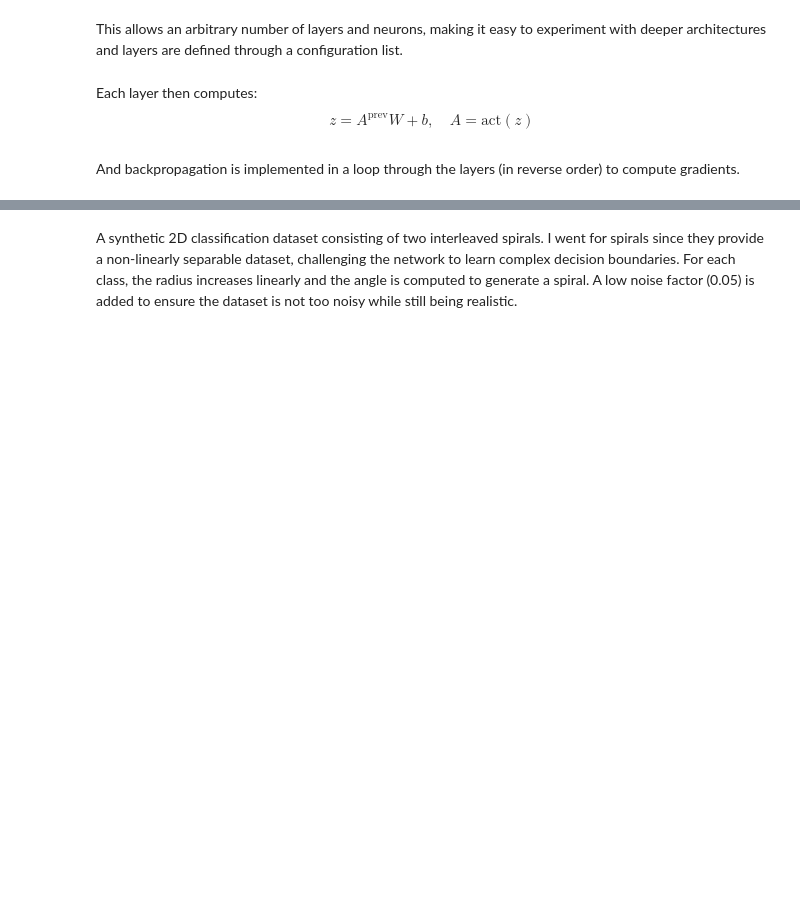
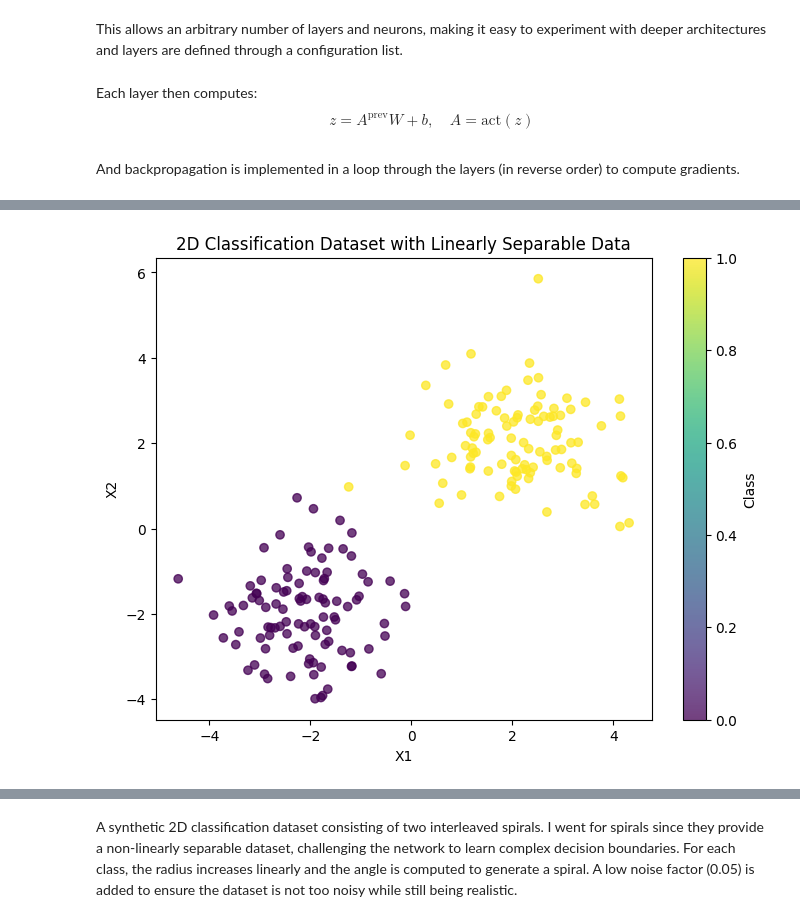
Before and after one commit to NomadicSasquatch/Feedforward-Neural-Network, a Jupyter notebook: feedforward_nn_scratch.ipynb, the cells around one changed output, grey strips where cells are left out. Cells and saved outputs as stored; diff of their text form; code cells hidden in the pictures; blank space fills up the shorter version.

```diff
--- a/feedforward_nn_scratch.ipynb
+++ b/feedforward_nn_scratch.ipynb
@@ -507,0 +458,9 @@ class MultiLayerFFN:
+# %%
+def visualise_data(X, y, type_of_data_gen):
+    plt.figure(figsize=(8, 6))
+    plt.scatter(X[:, 0], X[:, 1], c=y, cmap='viridis', alpha=0.75)
+    plt.title(f"2D Classification Dataset with {type_of_data_gen}")
+    plt.xlabel("X1")
+    plt.ylabel("X2")
+    plt.colorbar(label="Class")
+    plt.show()
@@ -507,0 +473,15 @@ class MultiLayerFFN:
+# %%
+def make_linearly_separable_data(n_samples=200, seed=42):
+    np.random.seed(seed)
+    n_samples_per_class = n_samples // 2
+    X0 = np.random.randn(n_samples_per_class, 2) + np.array([-2, -2])
+    X1 = np.random.randn(n_samples - n_samples_per_class, 2) + np.array([2, 2])
+    X = np.vstack([X0, X1])
+    y = np.array([0] * n_samples_per_class + [1] * (n_samples - n_samples_per_class))
+    perm = np.random.permutation(n_samples)
+    return X[perm], y[perm]
+
+X, y = make_linearly_separable_data()
+visualise_data(X, y, "Linearly Separable Data")
+# %% [output]
+[figure, added]
```
Also changed, not shown: parts of 95 cells of this notebook, 2 other files.
